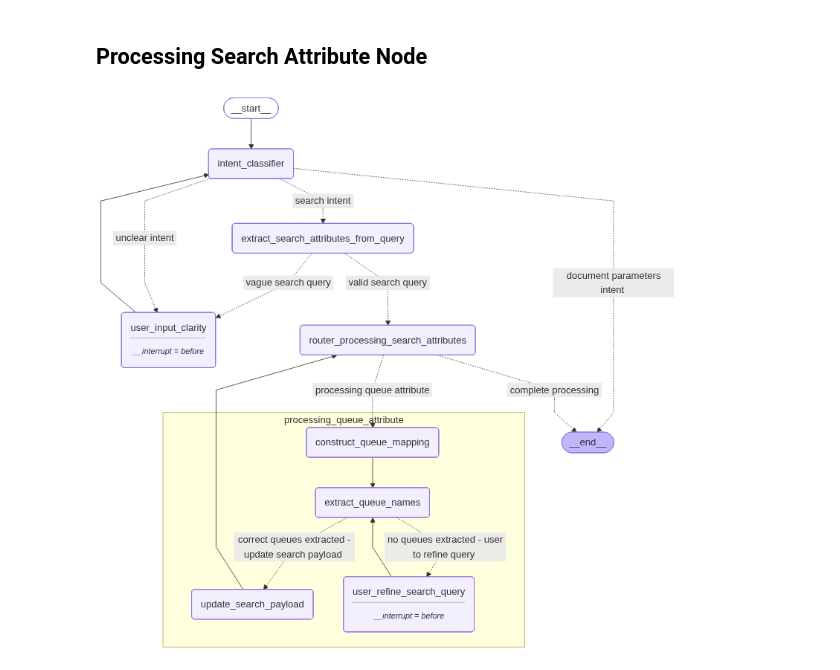
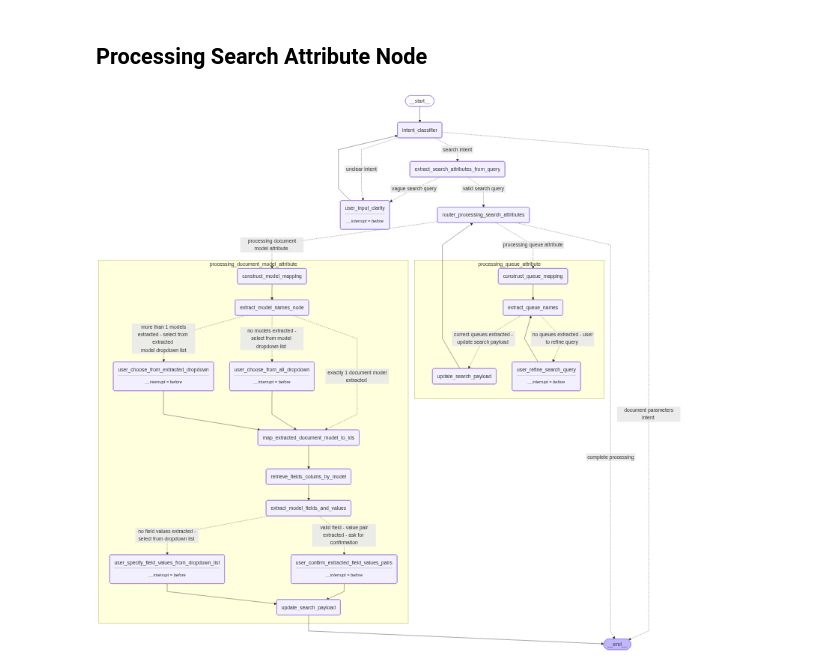
Before and after one commit to LouisAnhTran/data_agent_langgraph_backend, a Jupyter notebook: src/graphs/notebooks/data_agent_graph.ipynb, the cells around one changed output. Drawn from its saved outputs; the diff is of its cells as text; code cells hidden in the pictures.

```diff
--- a/src/graphs/notebooks/data_agent_graph.ipynb
+++ b/src/graphs/notebooks/data_agent_graph.ipynb
@@ -207,6 +207,10 @@ def routing_processing_search_attributes(state: OverallState):
     if "queue" in search_attributes:
         print("routing to queue processing sub graph")
         return "processing queue attribute"
+
+    if "document_model" in search_attributes:
+        print("routing to document model processing sub graph")
+        return "processing document model attribute"
 # %% [markdown]
 ## Processing Search Attribute Node
 # %%
@@ -216,6 +220,7 @@ def processing_queue_search_attribute_node(state: OverallState):
 from IPython.display import Image, display
 from langgraph.checkpoint.memory import MemorySaver
 from src.graphs.sub_graphs.queue_processing_graph import create_queue_processing_graph
+from src.graphs.sub_graphs.document_model_processing_graph import create_document_model_processing_graph
 
 memory = MemorySaver()
 
@@ -226,34 +231,36 @@ test_builder.add_node("user_input_clarity",user_input_clarity)
 test_builder.add_node("extract_search_attributes_from_query",extract_search_attributes_from_query)
 test_builder.add_node("router_processing_search_attributes",router_processing_search_attributes)
 test_builder.add_node("processing_queue_attribute",create_queue_processing_graph(llm=llm,checkpointer=memory))
+test_builder.add_node("processing_document_model_attribute",create_document_model_processing_graph(llm=llm,checkpointer=memory))
 
 
 test_builder.add_edge(START,"intent_classifier")
 test_builder.add_conditional_edges("intent_classifier",
                                    routing_intent,
                                    {"unclear intent":"user_input_clarity",
                                     "search intent":"extract_search_attributes_from_query",
                                     "document parameters intent":END}
                                    )
 test_builder.add_edge("user_input_clarity","intent_classifier")
 test_builder.add_conditional_edges("extract_search_attributes_from_query",
                                    routing_extracted_search_attributes,
                                    {"vague search query":"user_input_clarity",
                                     "valid search query":"router_processing_search_attributes"})
 test_builder.add_conditional_edges("router_processing_search_attributes",
                                    routing_processing_search_attributes,
                                    {"processing queue attribute":"processing_queue_attribute",
+                                    "processing document model attribute":"processing_document_model_attribute",
                                     "complete processing":END})
 test_builder.add_edge("processing_queue_attribute","router_processing_search_attributes")
 
 
 # Compile
 graph = test_builder.compile(interrupt_before=["user_input_clarity"],checkpointer=memory)
 
 # View
 display(Image(graph.get_graph(xray=1).draw_mermaid_png()))
 # %% [output]
-[figure, old version]
+[figure, new version]
 # %%
 # graph.invoke({"messages": [HumanMessage(content="I want to search all documents from queue xyz from 1/11/2025 to now and from invoice model")]})
 
```
Also changed, not shown: parts of 15 cells of this notebook, 4 other files.
